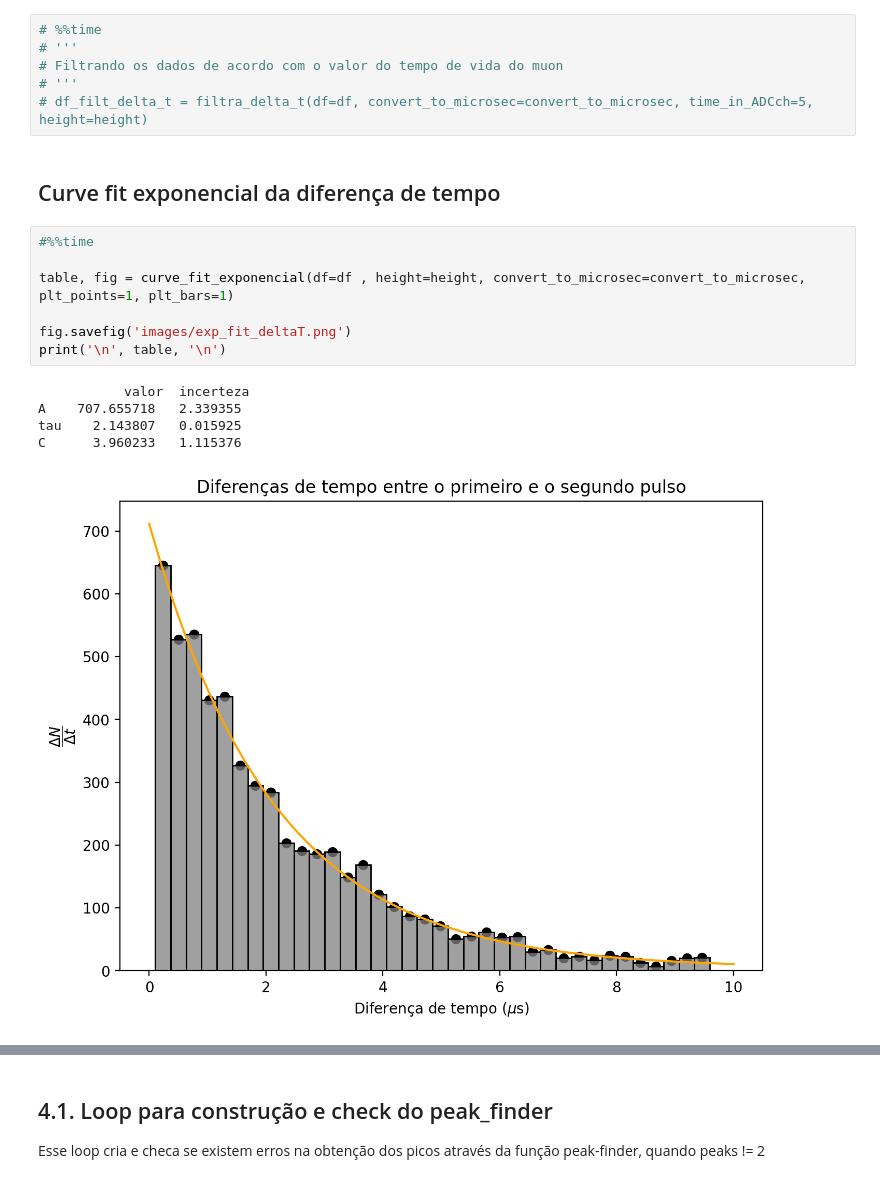
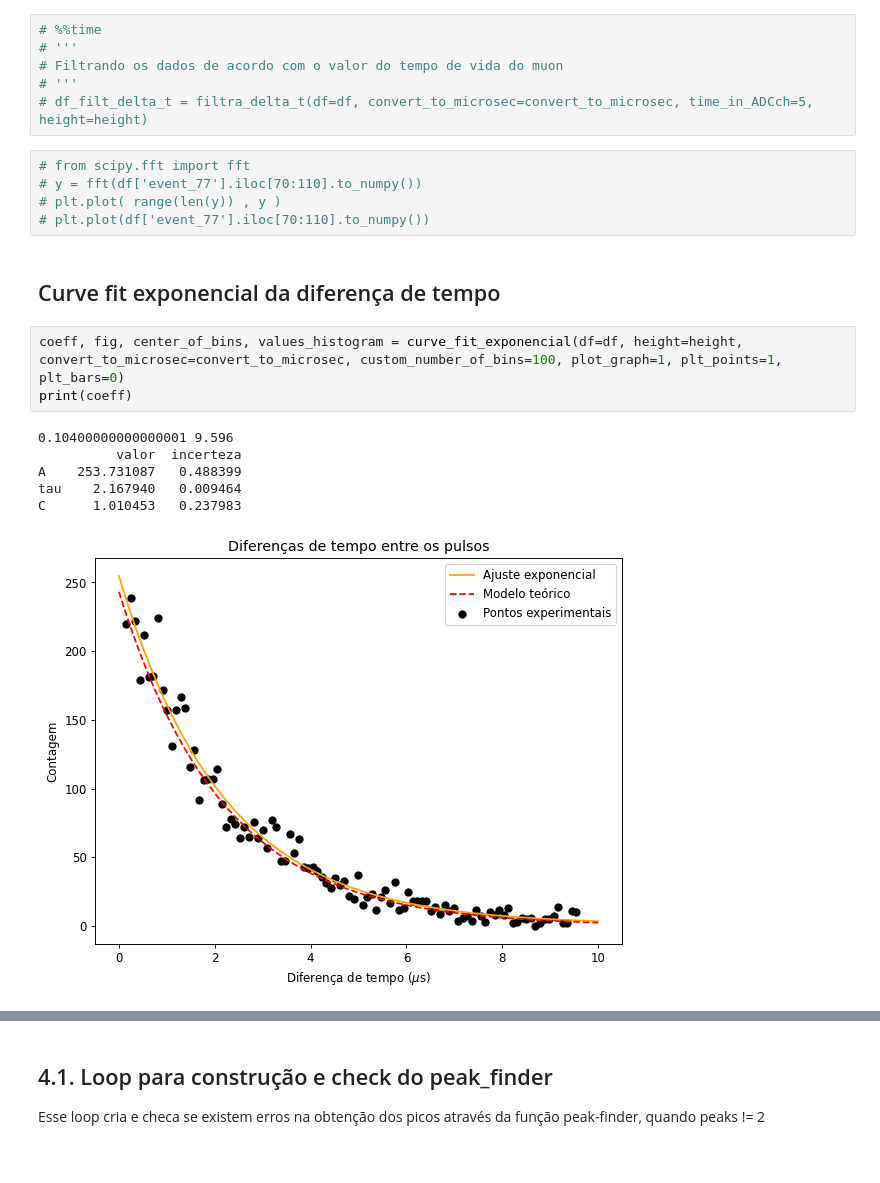
Before and after one commit to afauth/mudecay, a Jupyter notebook: espectro-carga-e-pico_v04.ipynb, the cells around one changed output, grey strips where cells are left out. Saved outputs shown, nothing was run; the diff lists cells and outputs as text.

```diff
--- a/espectro-carga-e-pico_v04.ipynb
+++ b/espectro-carga-e-pico_v04.ipynb
@@ -80,18 +92,20 @@ height = baseLines.mean()
 # Filtrando os dados de acordo com o valor do tempo de vida do muon
 # '''
 # df_filt_delta_t = filtra_delta_t(df=df, convert_to_microsec=convert_to_microsec, time_in_ADCch=5, height=height)
+# %%
+# from scipy.fft import fft
+# y = fft(df['event_77'].iloc[70:110].to_numpy())
+# plt.plot( range(len(y)) , y )
+# plt.plot(df['event_77'].iloc[70:110].to_numpy())
 # %% [markdown]
 ## Curve fit exponencial da diferença de tempo
 # %%
-#%%time
-
-table, fig = curve_fit_exponencial(df=df , height=height, convert_to_microsec=convert_to_microsec, plt_points=1, plt_bars=1)
-
-fig.savefig('images/exp_fit_deltaT.png')
-print('\n', table, '\n')
+coeff, fig, center_of_bins, values_histogram = curve_fit_exponencial(df=df, height=height, convert_to_microsec=convert_to_microsec, custom_number_of_bins=100, plot_graph=1, plt_points=1, plt_bars=0)
+print(coeff)
 # %% [output]
-           valor  incerteza
-A    707.655718   2.339355
-tau    2.143807   0.015925
-C      3.960233   1.115376
+0.10400000000000001 9.596
+          valor  incerteza
+A    253.731087   0.488399
+tau    2.167940   0.009464
+C      1.010453   0.237983
-[figure, old version]
+[figure, new version]
```
Also changed, not shown: parts of 31 cells of this notebook, 9 other files.
